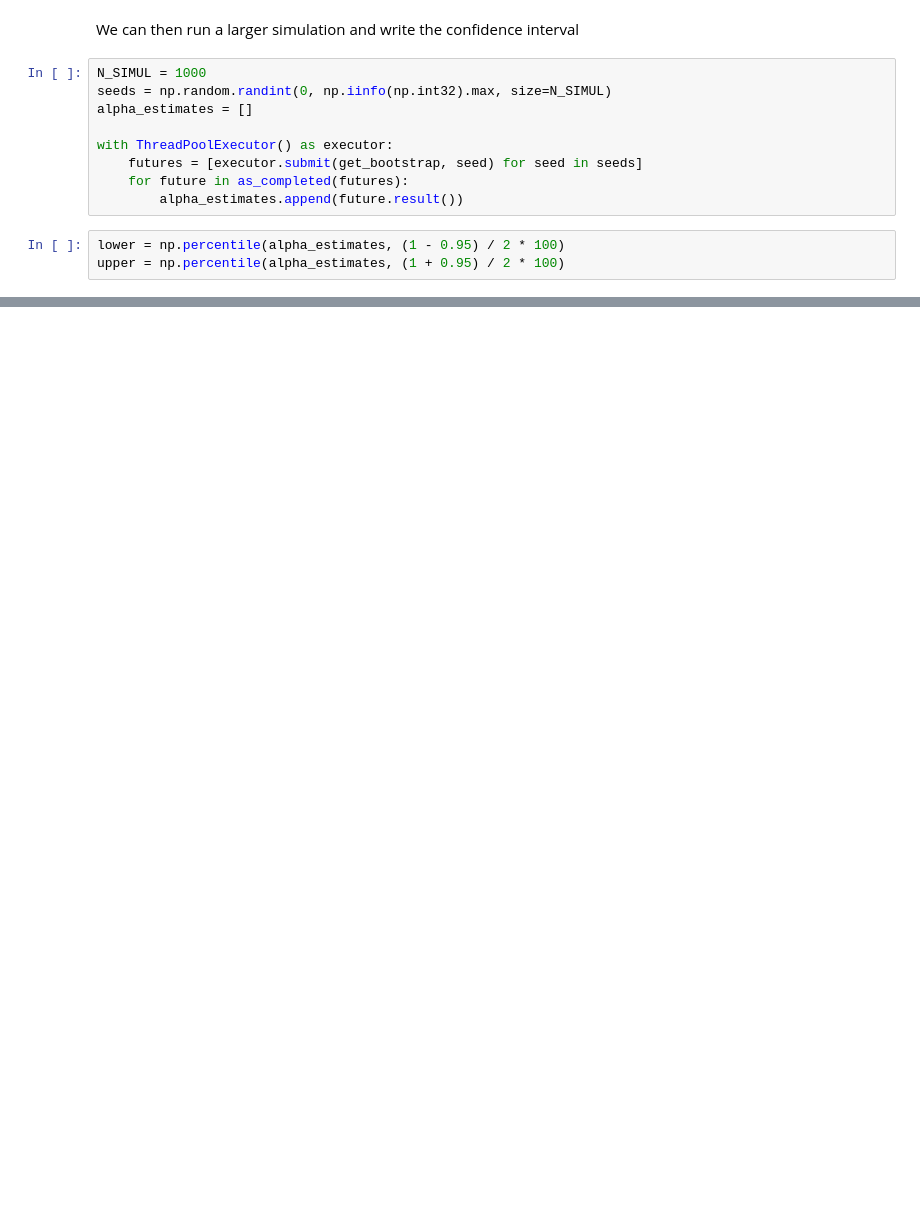
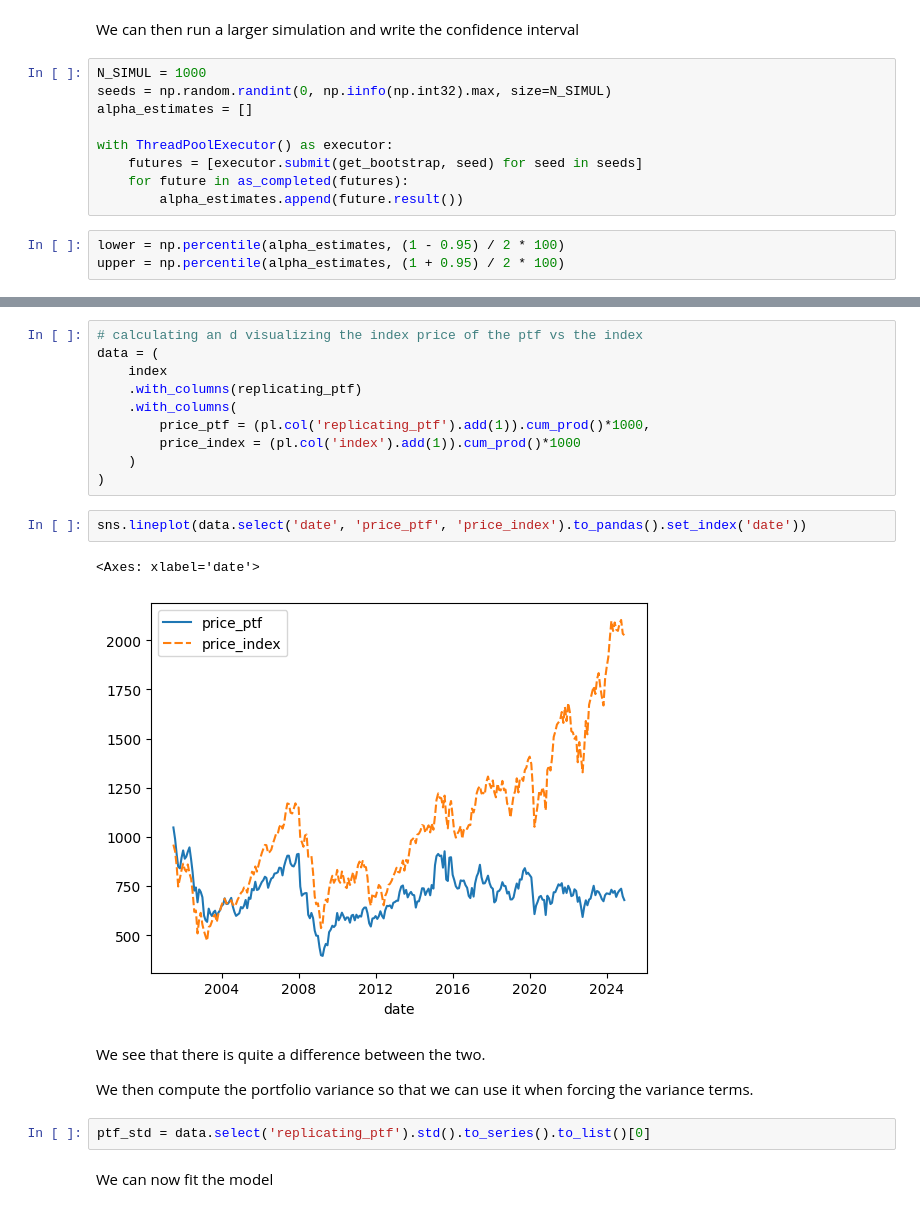
Before and after one commit to faunebl/core_equity_factors, a Jupyter notebook: src/main.ipynb, the cells around one changed output, grey strips where cells are left out. Cells and saved outputs as stored; diff of their text form; blank space fills up the shorter version.

Commit message:
first test local linear trend model

```diff
--- a/src/main.ipynb
+++ b/src/main.ipynb
@@ -394,0 +400,23 @@ We notice that this is rougly centered around 0, which is the goal as we want th
+# %%
+# calculating an d visualizing the index price of the ptf vs the index
+data = (
+    index
+    .with_columns(replicating_ptf)
+    .with_columns(
+        price_ptf = (pl.col('replicating_ptf').add(1)).cum_prod()*1000,
+        price_index = (pl.col('index').add(1)).cum_prod()*1000
+    )
+)
+# %%
+sns.lineplot(data.select('date', 'price_ptf', 'price_index').to_pandas().set_index('date'))
+# %% [output]
+<Axes: xlabel='date'>
+[figure, added]
+# %% [markdown]
+We see that there is quite a difference between the two.
+
+We then compute the portfolio variance so that we can use it when forcing the variance terms.
+# %%
+ptf_std = data.select('replicating_ptf').std().to_series().to_list()[0]
+# %% [markdown]
+We can now fit the model
```
Also changed, not shown: parts of 21 cells of this notebook.
